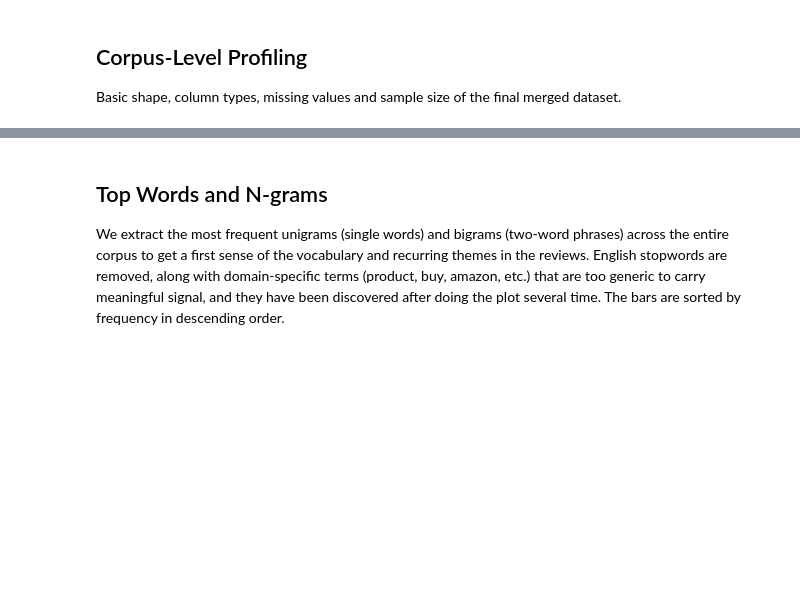
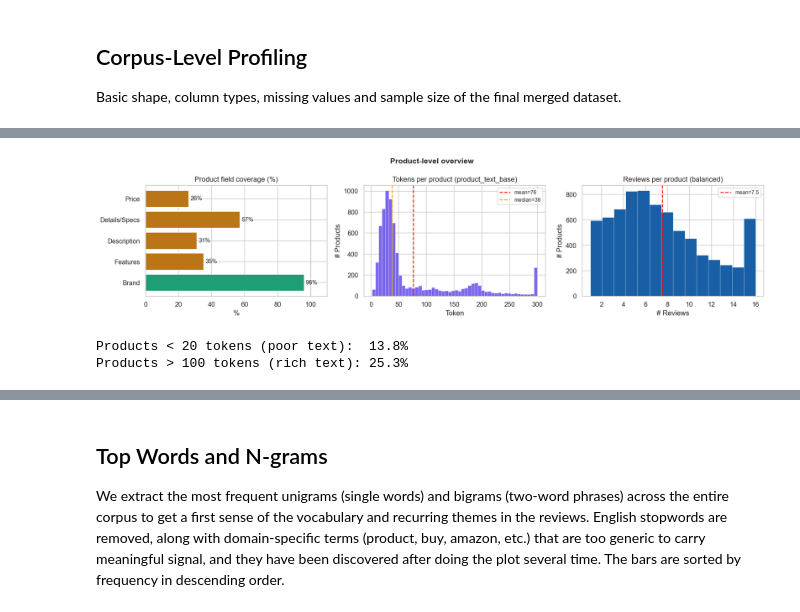
Before and after one commit to FilippoNannucci/DiscoverAI, a Jupyter notebook: 02_EDA.ipynb, the cells around one changed output, grey strips where cells are left out. Cells and saved outputs as stored; diff of their text form; code cells hidden in the pictures; blank space fills up the shorter version.

```diff
--- a/02_EDA.ipynb
+++ b/02_EDA.ipynb
@@ -15,6 +13,11 @@ plt.rcParams["figure.dpi"] = 120
 # %%
-# Loading the cleaned dataset produced by 01_Data_Ingestion_Cleaning
-df = pd.read_csv("data/reviews_cleaned.csv")
-print(f"Loaded {len(df):,} reviews")
+# Loading the cleaned datasets produced by 01_Data_Ingestion_Cleaning
+df   = pd.read_csv("data/reviews_cleaned.csv")
+prod = pd.read_csv("data/products_cleaned.csv")
+rev  = pd.read_csv("data/reviews_topN.csv")
+
+print(f"Reviews (full):     {len(df):,}")
+print(f"Products:           {len(prod):,}")
+print(f"Reviews (top-N):    {len(rev):,}")
 df.head()
 # %% [output]
@@ -111,0 +117,42 @@ plt.show()
+# %%
+fig, axes = plt.subplots(1, 3, figsize=(16, 4))
+fig.suptitle("Product-level overview", fontweight="bold", fontsize=13)
+
+# 1 — Field coverage
+fields = ["brand", "features_clean", "description_clean", "details_rest", "price"]
+labels = ["Brand", "Features", "Description", "Details/Specs", "Price"]
+pcts   = [prod[f].notna().mean() * 100 for f in fields]
+colors = ["#1D9E75" if p > 60 else "#BA7517" if p > 25 else "#D85A30" for p in pcts]
+bars = axes[0].barh(labels, pcts, color=colors, edgecolor="white")
+axes[0].axvline(100, color="grey", ls="--", lw=0.8, alpha=0.5)
+axes[0].set(title="Product field coverage (%)", xlabel="%", xlim=(0, 110))
+for bar, pct in zip(bars, pcts):
+    axes[0].text(pct + 1, bar.get_y() + bar.get_height() / 2,
+                 f"{pct:.0f}%", va="center", fontsize=10)
+
+# 2 — Token distribution in product_text_base
+axes[1].hist(prod["text_tokens"].clip(upper=300), bins=50,
+             color="#7B68EE", edgecolor="white", linewidth=0.3)
+axes[1].axvline(prod["text_tokens"].mean(),   color="red",    ls="--", lw=1.5,
+                label=f"mean={prod['text_tokens'].mean():.0f}")
+axes[1].axvline(prod["text_tokens"].median(), color="orange", ls="--", lw=1.5,
+                label=f"median={prod['text_tokens'].median():.0f}")
+axes[1].set(title="Tokens per product (product_text_base)", xlabel="Token", ylabel="# Products")
+axes[1].legend(fontsize=9)
+
+# 3 — Reviews per product (balanced selection)
+rpp = rev.groupby("parent_asin").size()
+axes[2].hist(rpp.clip(upper=16), bins=14, color="#185FA5", edgecolor="white", linewidth=0.3)
+axes[2].axvline(rpp.mean(), color="red", ls="--", lw=1.5, label=f"mean={rpp.mean():.1f}")
+axes[2].set(title="Reviews per product (balanced)", xlabel="# Reviews", ylabel="# Products")
+axes[2].legend(fontsize=9)
+
+plt.tight_layout()
+plt.show()
+
+print(f"Products < 20 tokens (poor text):  {(prod['text_tokens'] < 20).mean():.1%}")
+print(f"Products > 100 tokens (rich text): {(prod['text_tokens'] > 100).mean():.1%}")
+# %% [output]
+[figure, added]
+Products < 20 tokens (poor text):  13.8%
+Products > 100 tokens (rich text): 25.3%
```
Also changed, not shown: parts of 18 cells of this notebook, 1 other file.
